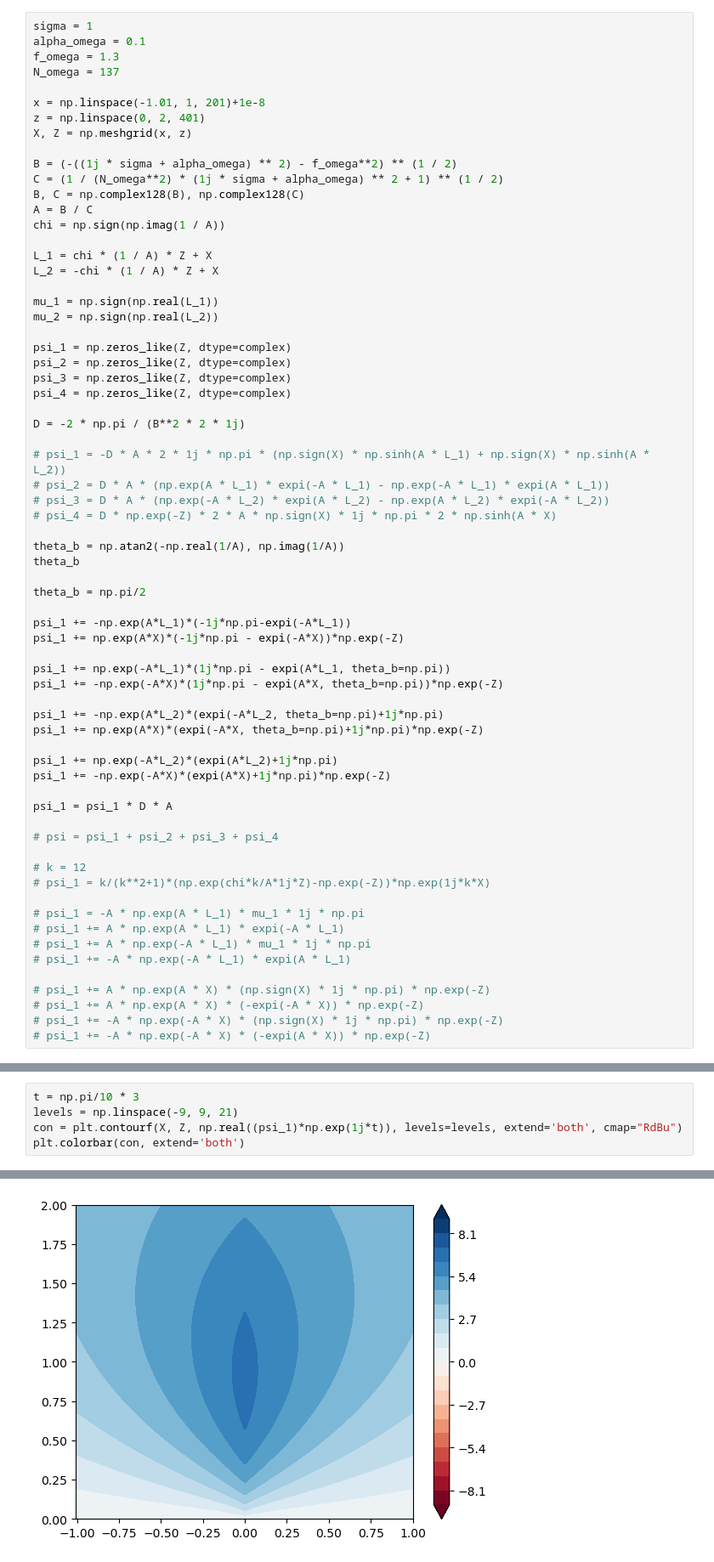
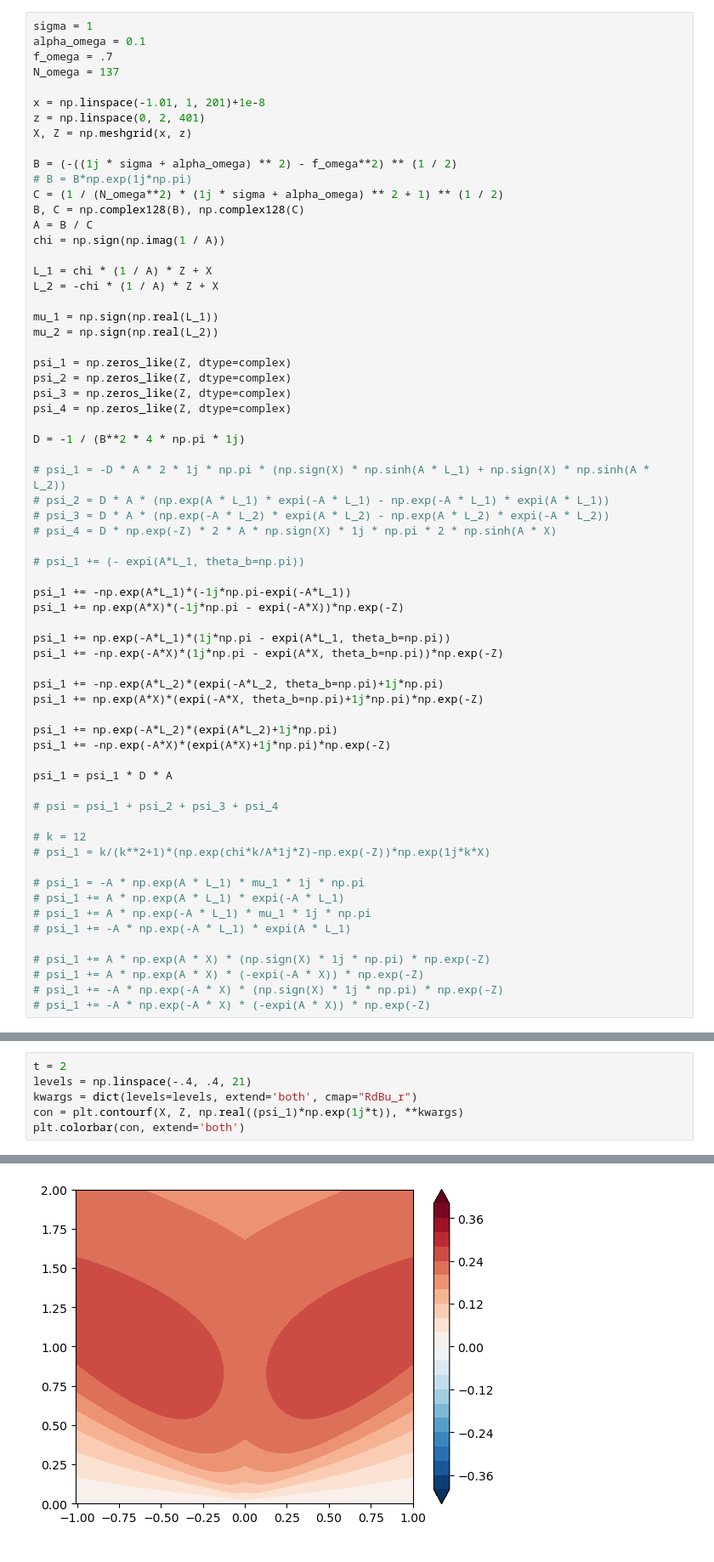
Before and after one commit to eshort0401/METOYBOX, a Jupyter notebook: test.ipynb, the cells around one changed output, grey strips where cells are left out. Shown at 85% size. Drawn from its saved outputs; the diff is of its cells as text.

```diff
--- a/test.ipynb
+++ b/test.ipynb
@@ -5,7 +4,7 @@ import matplotlib.pyplot as plt
 # %%
 sigma = 1
 alpha_omega = 0.1
-f_omega = 1.3
+f_omega = .7
 N_omega = 137
 
 x = np.linspace(-1.01, 1, 201)+1e-8
@@ -13,6 +12,7 @@ z = np.linspace(0, 2, 401)
 X, Z = np.meshgrid(x, z)
 
 B = (-((1j * sigma + alpha_omega) ** 2) - f_omega**2) ** (1 / 2)
+# B = B*np.exp(1j*np.pi)
 C = (1 / (N_omega**2) * (1j * sigma + alpha_omega) ** 2 + 1) ** (1 / 2)
 B, C = np.complex128(B), np.complex128(C)
 A = B / C
@@ -29,17 +29,14 @@ psi_2 = np.zeros_like(Z, dtype=complex)
 psi_3 = np.zeros_like(Z, dtype=complex)
 psi_4 = np.zeros_like(Z, dtype=complex)
 
-D = -2 * np.pi / (B**2 * 2 * 1j)
+D = -1 / (B**2 * 4 * np.pi * 1j)
 
 # psi_1 = -D * A * 2 * 1j * np.pi * (np.sign(X) * np.sinh(A * L_1) + np.sign(X) * np.sinh(A * L_2))
 # psi_2 = D * A * (np.exp(A * L_1) * expi(-A * L_1) - np.exp(-A * L_1) * expi(A * L_1))
 # psi_3 = D * A * (np.exp(-A * L_2) * expi(A * L_2) - np.exp(A * L_2) * expi(-A * L_2))
 # psi_4 = D * np.exp(-Z) * 2 * A * np.sign(X) * 1j * np.pi * 2 * np.sinh(A * X)
 
-theta_b = np.atan2(-np.real(1/A), np.imag(1/A))
-theta_b
-
-theta_b = np.pi/2
+# psi_1 += (- expi(A*L_1, theta_b=np.pi))
 
 psi_1 += -np.exp(A*L_1)*(-1j*np.pi-expi(-A*L_1))
 psi_1 += np.exp(A*X)*(-1j*np.pi - expi(-A*X))*np.exp(-Z)
@@ -81,8 +91,9 @@ plt.colorbar(con)
 # %%
-t = np.pi/10 * 3
-levels = np.linspace(-9, 9, 21)
-con = plt.contourf(X, Z, np.real((psi_1)*np.exp(1j*t)), levels=levels, extend='both', cmap="RdBu")
+t = 2
+levels = np.linspace(-.4, .4, 21)
+kwargs = dict(levels=levels, extend='both', cmap="RdBu_r")
+con = plt.contourf(X, Z, np.real((psi_1)*np.exp(1j*t)), **kwargs)
 plt.colorbar(con, extend='both')
 # %% [output]
 <matplotlib.colorbar.Colorbar at 0x...>
-[figure, old version]
+[figure, new version]
```
Also changed, not shown: parts of 8 cells of this notebook, 29 other files.
